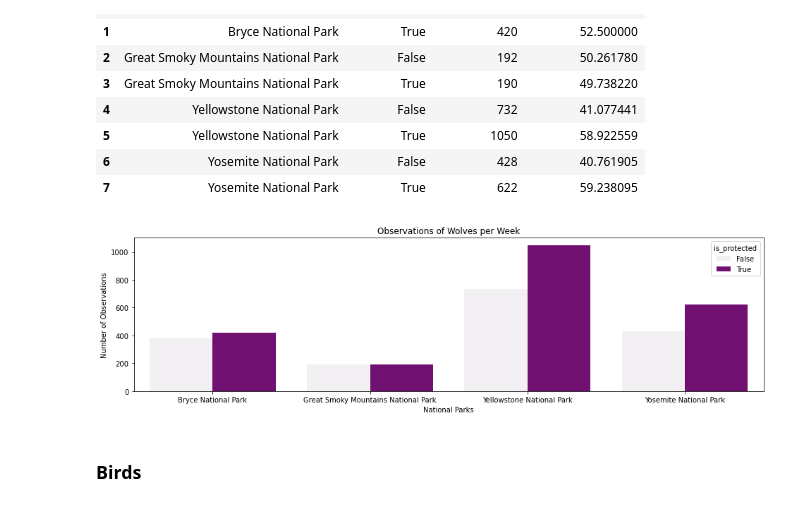
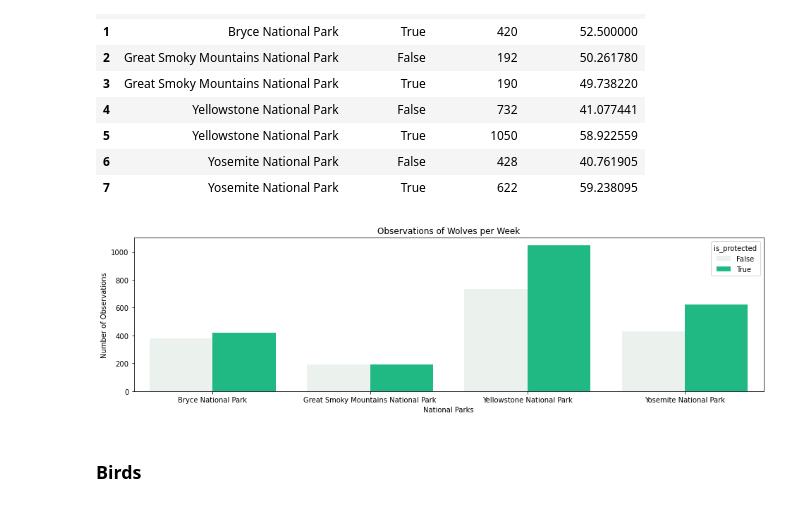
Before and after one commit to h-ostcode/Biodiversity-in-National-Parks, a Jupyter notebook: biodiversity.ipynb, the cells around one changed output. Drawn from its saved outputs; the diff is of its cells as text; code cells hidden in the pictures.

```diff
--- a/biodiversity.ipynb
+++ b/biodiversity.ipynb
@@ -489,13 +488,13 @@ obs_by_park(wolf_obs_by_park)
 | 7 | Yosemite National Park | True | 622 | 59.238095 |
 # %%
 plt.figure(figsize=(16, 4))
-sns.barplot(x=wolf_obs_by_park.park_name, y= wolf_obs_by_park.observations, color = ("purple"), hue=wolf_obs_by_park.is_protected)
+sns.barplot(x=wolf_obs_by_park.park_name, y= wolf_obs_by_park.observations, color = "#07d28a", hue=wolf_obs_by_park.is_protected)
 plt.xlabel('National Parks')
 plt.ylabel('Number of Observations')
 plt.title('Observations of Wolves per Week')
 plt.show()
 # %% [output]
-[figure, old version]
+[figure, new version]
 # %% [markdown]
 ### Birds
 # %%
```
Also changed, not shown: parts of 11 cells of this notebook.
